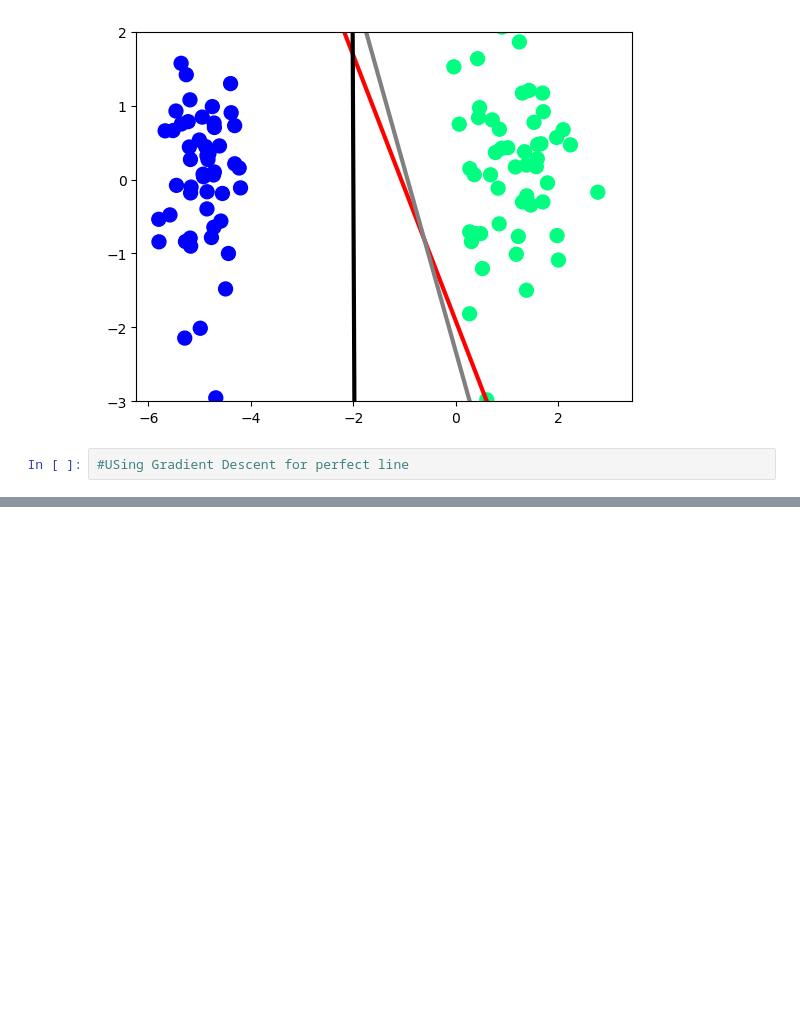
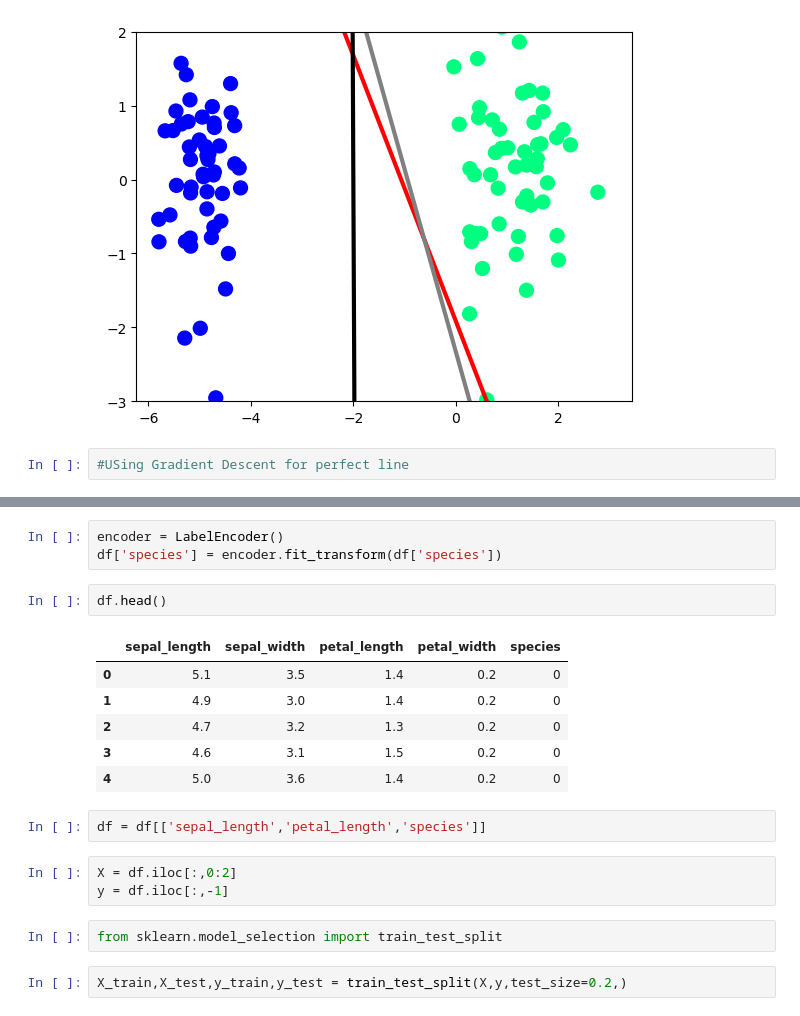
Before and after one commit to azizcs462/MLPractice, a Jupyter notebook: notebooks/LogisticRegression.ipynb, the cells around one changed output, grey strips where cells are left out. Cells and saved outputs as stored; diff of their text form; blank space fills up the shorter version.

```diff
--- a/notebooks/LogisticRegression.ipynb
+++ b/notebooks/LogisticRegression.ipynb
@@ -139,0 +209,21 @@ plt.ylim(-3,2)
+# %%
+encoder = LabelEncoder()
+df['species'] = encoder.fit_transform(df['species'])
+# %%
+df.head()
+# %% [output]
+|  | sepal_length | sepal_width | petal_length | petal_width | species |
+| 0 | 5.1 | 3.5 | 1.4 | 0.2 | 0 |
+| 1 | 4.9 | 3.0 | 1.4 | 0.2 | 0 |
+| 2 | 4.7 | 3.2 | 1.3 | 0.2 | 0 |
+| 3 | 4.6 | 3.1 | 1.5 | 0.2 | 0 |
+| 4 | 5.0 | 3.6 | 1.4 | 0.2 | 0 |
+# %%
+df = df[['sepal_length','petal_length','species']]
+# %%
+X = df.iloc[:,0:2]
+y = df.iloc[:,-1]
+# %%
+from sklearn.model_selection import train_test_split
+# %%
+X_train,X_test,y_train,y_test = train_test_split(X,y,test_size=0.2,)
```
Also changed, not shown: parts of 13 cells of this notebook, 3 other files.
